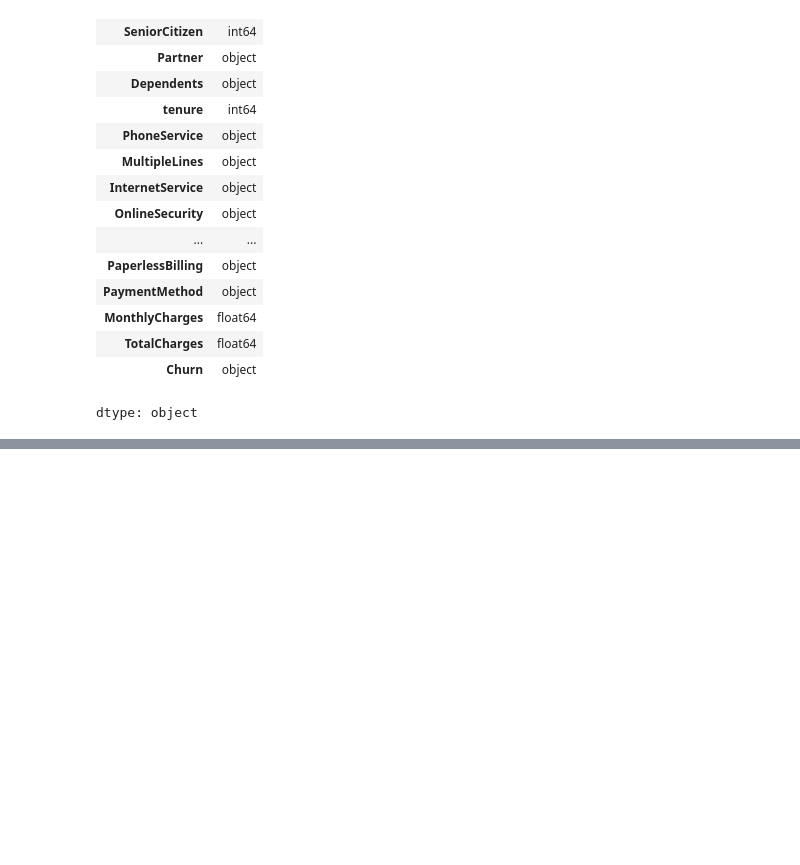
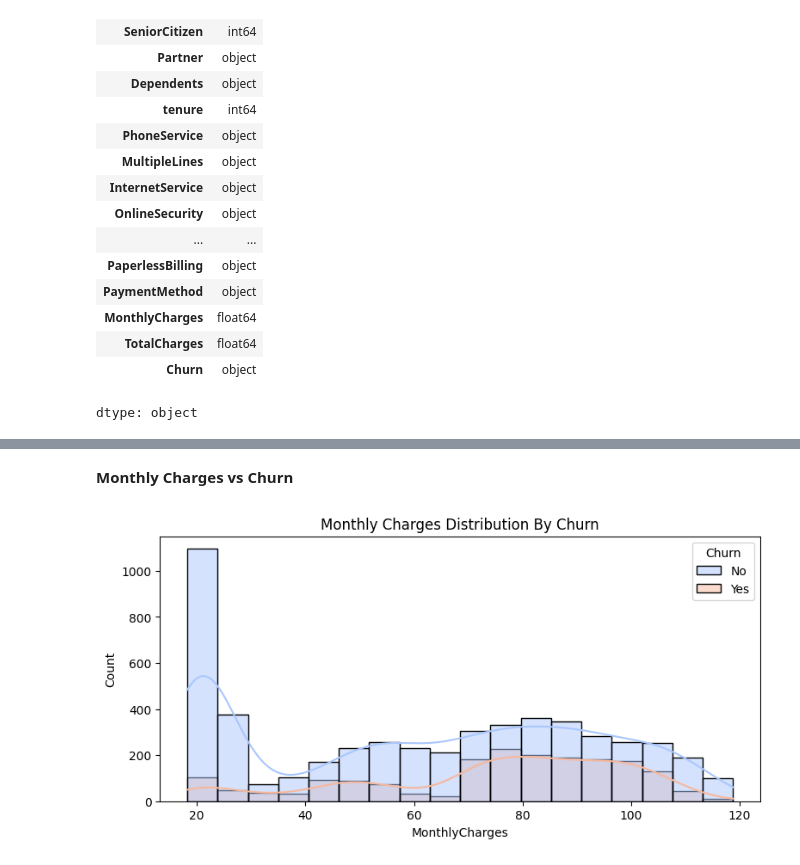
Before and after one commit to Domiclement/NEXAFRICA-CUSTOMER_CHURN_ANALYSIS, a Jupyter notebook: Customer_Churn_Analysis.ipynb, the cells around one changed output, grey strips where cells are left out. Cells and saved outputs as stored; diff of their text form; code cells hidden in the pictures; blank space fills up the shorter version.

```diff
--- a/Customer_Churn_Analysis.ipynb
+++ b/Customer_Churn_Analysis.ipynb
@@ -250,0 +277,9 @@ dtype: float64
+# %% [markdown]
+**Monthly Charges vs Churn**
+# %%
+plt.figure(figsize=(9,4))
+sns.histplot(data=df, x='MonthlyCharges', hue='Churn', kde=True, palette='coolwarm')
+plt.title('Monthly Charges Distribution By Churn')
+plt.show()
+# %% [output]
+[figure, added]
```
Also changed, not shown: parts of 21 cells of this notebook.
